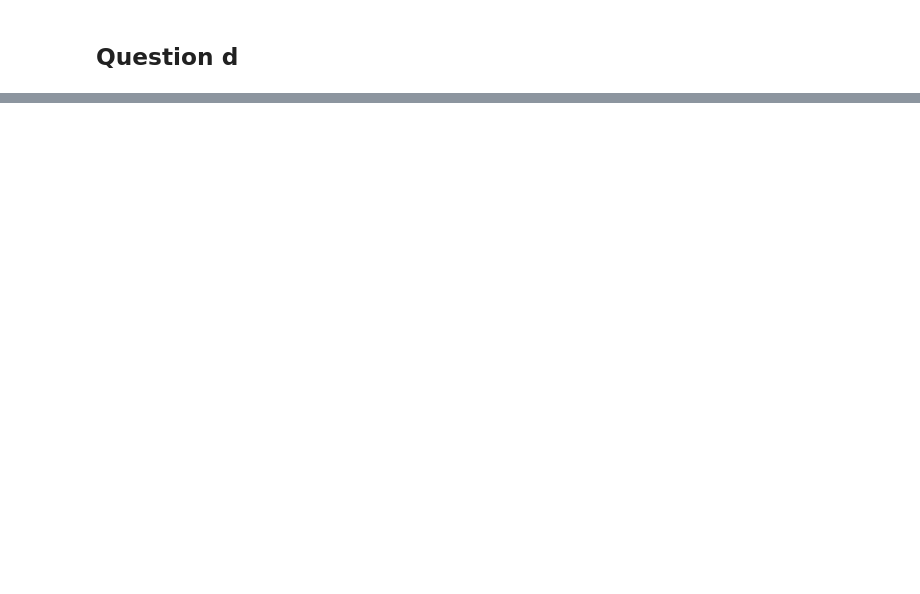
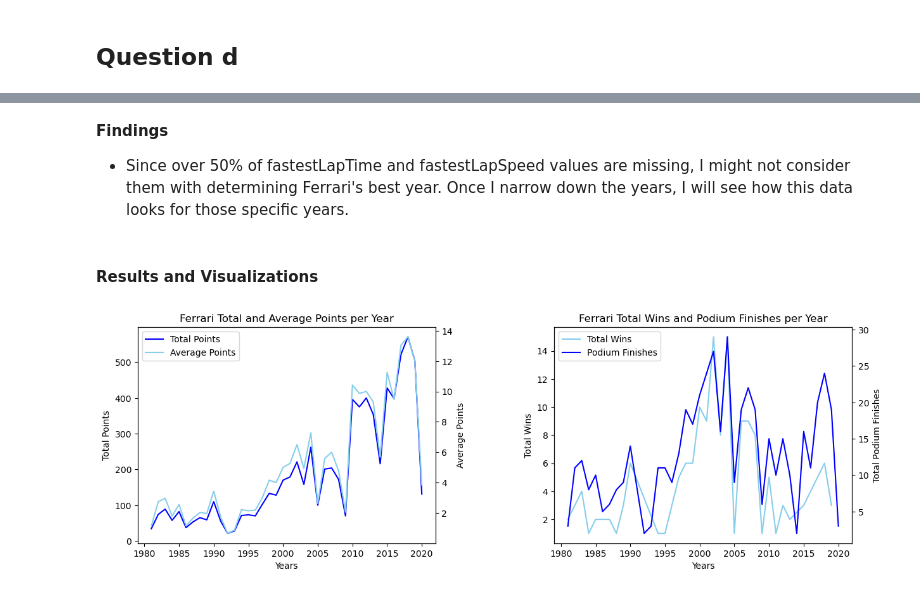
Before and after one commit to jubarringer098/qtm530fall2024, a Jupyter notebook: Homework/Homework 2/HW2.ipynb, the cells around one changed output, grey strips where cells are left out. Drawn from its saved outputs; the diff is of its cells as text; code cells hidden in the pictures; blank space fills up the shorter version.

```diff
--- a/Homework/Homework 2/HW2.ipynb
+++ b/Homework/Homework 2/HW2.ipynb
@@ -152,6 +35,0 @@ fastestLapTime:  ['1:27.452' '1:27.739' '1:28.090' ... '1:29.788' '1:30.309' '1:
-# %%
-# Convert the 'time' column into milliseconds using a lambda function
-results['fastestLapTime_ms'] = results['fastestLapTime'].apply(lambda x: int(x.split(':')[0]) * 60 * 1000 +  # minutes to milliseconds
-                                                int(x.split(':')[1].split('.')[0]) * 1000 +  # seconds to milliseconds
-                                                int(x.split(':')[1].split('.')[1]))
-display(results)
@@ -768,0 +756,58 @@ There were 25 different drivers for Ferrari between 1981 and 2020
+# %% [markdown]
+**Findings**
+- Since over 50% of fastestLapTime and fastestLapSpeed values are missing, I might not consider them with determining Ferrari's best year. Once I narrow down the years, I will see how this data looks for those specific years.
+# %% [markdown]
+#### Results and Visualizations
+# %%
+# Creating total points and average points by year
+points_by_year = results_merged_ferrari.groupby(['year']).agg(total_points_by_year = ('points', 'sum'), avg_points_by_year = ('points', 'mean')).reset_index()
+
+# Creating number of races competed in by year
+races_per_year = results_merged_ferrari.groupby(['year']).agg(total_races_per_year = ('raceId', 'count')).reset_index()
+
+# Creating number of races won by year
+wins_by_year = results_merged_ferrari.query("(positionOrder == 1)").groupby(['year']).agg(total_wins_by_year = ('positionOrder', 'sum')).reset_index()
+
+# # Creating number of podium finishes by year
+podium_finishes_by_year = results_merged_ferrari.query("(positionOrder <= 3)").groupby(['year']).agg(total_podiums_by_year = ('positionOrder', 'count')).reset_index()
+# %%
+# Creating a plot with 1 row, 2 columns
+fig, list_subfig = plt.subplots(1, 2,figsize = (12,4))
+
+plt.tight_layout()
+plt.subplots_adjust(wspace=0.4, hspace = 0.3)
+
+# First Subfigure (Total and Average Points by Year)
+lines = list_subfig[0]
+lines_1, = lines.plot(points_by_year['year'], points_by_year['total_points_by_year'], color='blue', label = 'Total Points')
+lines.set_xlabel('Years')
+lines.set_ylabel('Total Points')
+lines.tick_params(axis='y')
+
+lines2 = lines.twinx()
+lines_2, = lines2.plot(points_by_year['year'], points_by_year['avg_points_by_year'], color='skyblue', label='Average Points')
+lines2.set_ylabel('Average Points')
+lines2.tick_params(axis='y')
+
+list_subfig[0].set_title('Ferrari Total and Average Points per Year')
+lines.legend(handles=[lines_1, lines_2], loc='upper left')
+
+# Second Subfigure (Total Wins and Podium Finishes by Year)
+lines3 = list_subfig[1]
+lines_3, = lines3.plot(wins_by_year['year'], wins_by_year['total_wins_by_year'], color='skyblue', label = 'Total Wins')
+lines3.set_xlabel('Years')
+lines3.set_ylabel('Total Wins')
+lines3.tick_params(axis='y')
+
+lines4 = lines3.twinx()
+lines_4, = lines4.plot(podium_finishes_by_year['year'], podium_finishes_by_year['total_podiums_by_year'], color='blue', label='Podium Finishes')
+lines4.set_ylabel('Total Podium Finishes')
+lines4.tick_params(axis='y')
+list_subfig[1].set_title('Ferrari Total Wins and Podium Finishes per Year')
+
+lines4.legend(handles=[lines_3, lines_4], loc='upper left')
+
+
+plt.show()
+# %% [output]
+[figure, added]
```
Also changed, not shown: parts of 159 cells of this notebook, 5 other files.
